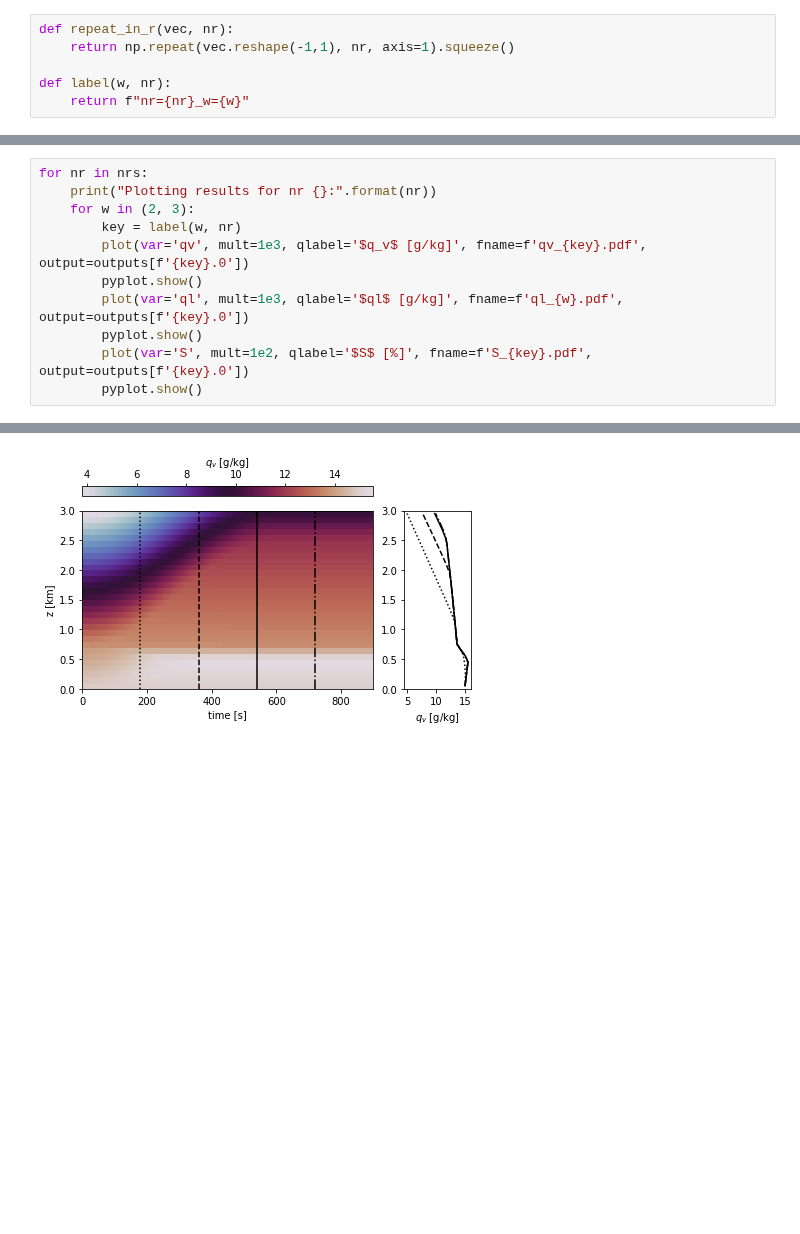
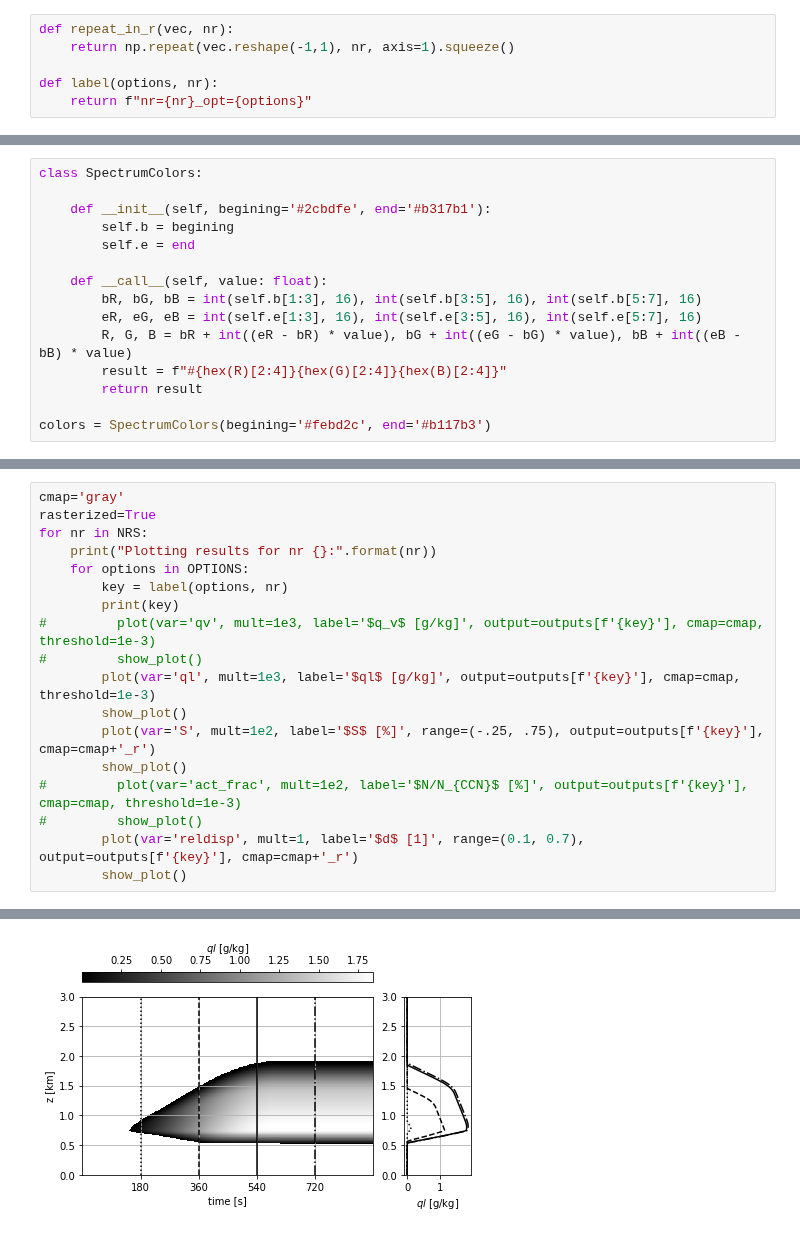
Before and after one commit to slayoo/PyMPDATA-examples, a Jupyter notebook: PyMPDATA_examples/Shipway_and_Hill_2012/fig_1.ipynb, the cells around one changed output, grey strips where cells are left out. Cells and saved outputs as stored; diff of their text form; blank space fills up the shorter version.

```diff
--- a/PyMPDATA_examples/Shipway_and_Hill_2012/fig_1.ipynb
+++ b/PyMPDATA_examples/Shipway_and_Hill_2012/fig_1.ipynb
@@ -19,7 +32,7 @@ nrs=(16,)
 def repeat_in_r(vec, nr):
     return np.repeat(vec.reshape(-1,1), nr, axis=1).squeeze()
 
-def label(w, nr):
-    return f"nr={nr}_w={w}"
+def label(options, nr):
+    return f"nr={nr}_opt={options}"
 # %%
 class MPDATA:
@@ -78,5 +97,20 @@ class MPDATA:
 
     def __getitem__(self, k):
         return self._solvers[k]
+# %%
+class SpectrumColors:
+
+    def __init__(self, begining='#2cbdfe', end='#b317b1'):
+        self.b = begining
+        self.e = end
+
+    def __call__(self, value: float):
+        bR, bG, bB = int(self.b[1:3], 16), int(self.b[3:5], 16), int(self.b[5:7], 16)
+        eR, eG, eB = int(self.e[1:3], 16), int(self.e[3:5], 16), int(self.e[5:7], 16)
+        R, G, B = bR + int((eR - bR) * value), bG + int((eG - bG) * value), bB + int((eB - bB) * value)
+        result = f"#{hex(R)[2:4]}{hex(G)[2:4]}{hex(B)[2:4]}"
+        return result
+
+colors = SpectrumColors(begining='#febd2c', end='#b117b3')
 # %%
 outputs = {}
@@ -200,13 +265,20 @@ Simulating using nr=16:
 # %%
-for nr in nrs:
+cmap='gray'
+rasterized=True
+for nr in NRS:
     print("Plotting results for nr {}:".format(nr))
-    for w in (2, 3):
-        key = label(w, nr)
-        plot(var='qv', mult=1e3, qlabel='$q_v$ [g/kg]', fname=f'qv_{key}.pdf', output=outputs[f'{key}.0'])
-        pyplot.show()
-        plot(var='ql', mult=1e3, qlabel='$ql$ [g/kg]', fname=f'ql_{w}.pdf', output=outputs[f'{key}.0'])
-        pyplot.show()
-        plot(var='S', mult=1e2, qlabel='$S$ [%]', fname=f'S_{key}.pdf', output=outputs[f'{key}.0'])
-        pyplot.show()
+    for options in OPTIONS:
+        key = label(options, nr)
+        print(key)
+#         plot(var='qv', mult=1e3, label='$q_v$ [g/kg]', output=outputs[f'{key}'], cmap=cmap, threshold=1e-3)
+#         show_plot()
+        plot(var='ql', mult=1e3, label='$ql$ [g/kg]', output=outputs[f'{key}'], cmap=cmap, threshold=1e-3)
+        show_plot()
+        plot(var='S', mult=1e2, label='$S$ [%]', range=(-.25, .75), output=outputs[f'{key}'], cmap=cmap+'_r')
+        show_plot()
+#         plot(var='act_frac', mult=1e2, label='$N/N_{CCN}$ [%]', output=outputs[f'{key}'], cmap=cmap, threshold=1e-3)
+#         show_plot()
+        plot(var='reldisp', mult=1, label='$d$ [1]', range=(0.1, 0.7), output=outputs[f'{key}'], cmap=cmap+'_r')
+        show_plot()
 # %% [output]
 Plotting results for nr 16:
@@ -228,5 +305,5 @@ plotting line at=720.0
 plotting line at=180.0
 plotting line at=360.0
 plotting line at=540.0
 plotting line at=720.0
-[figure, old version]
+[figure, new version]
```
Also changed, not shown: parts of 7 cells of this notebook, 3 other files.
